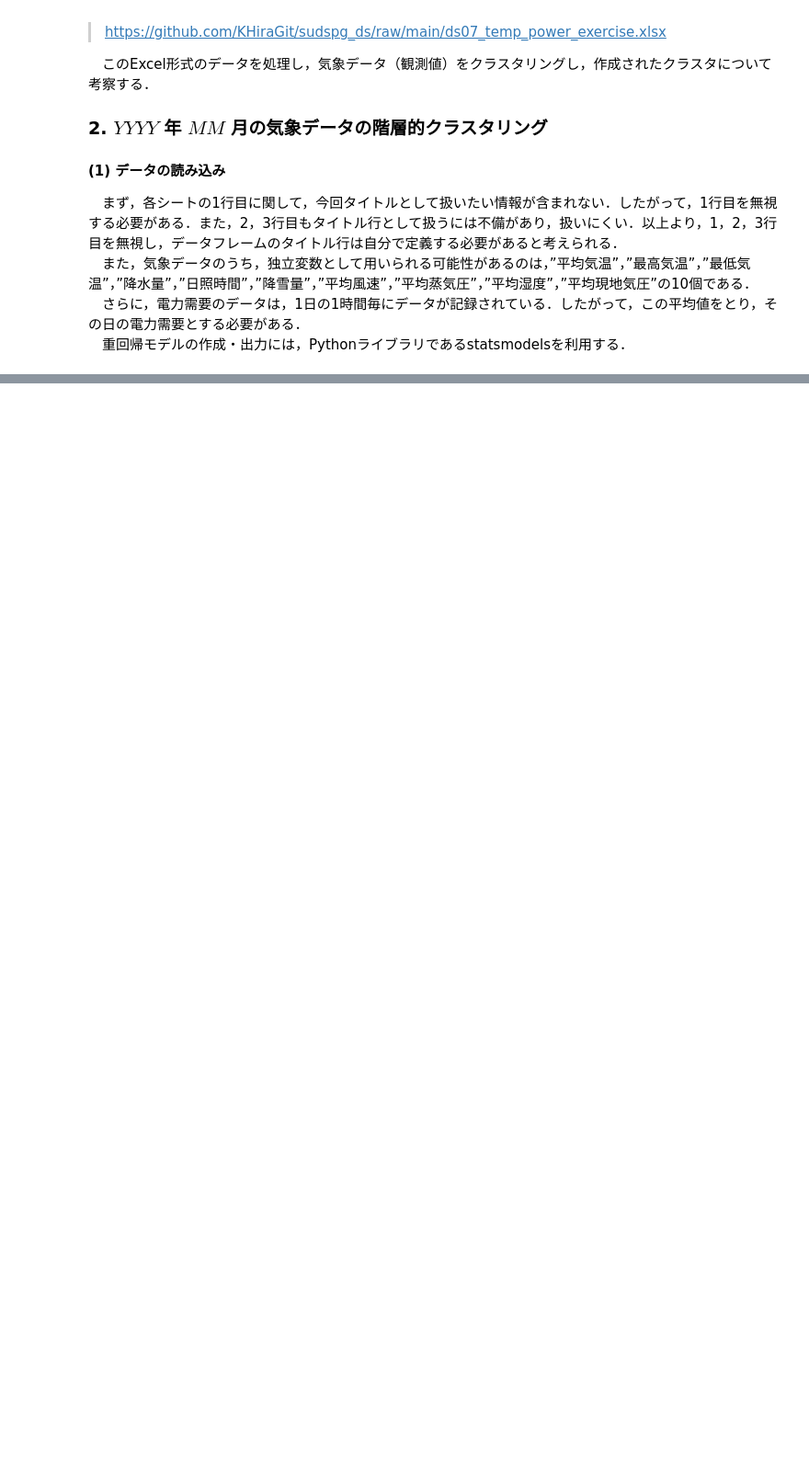
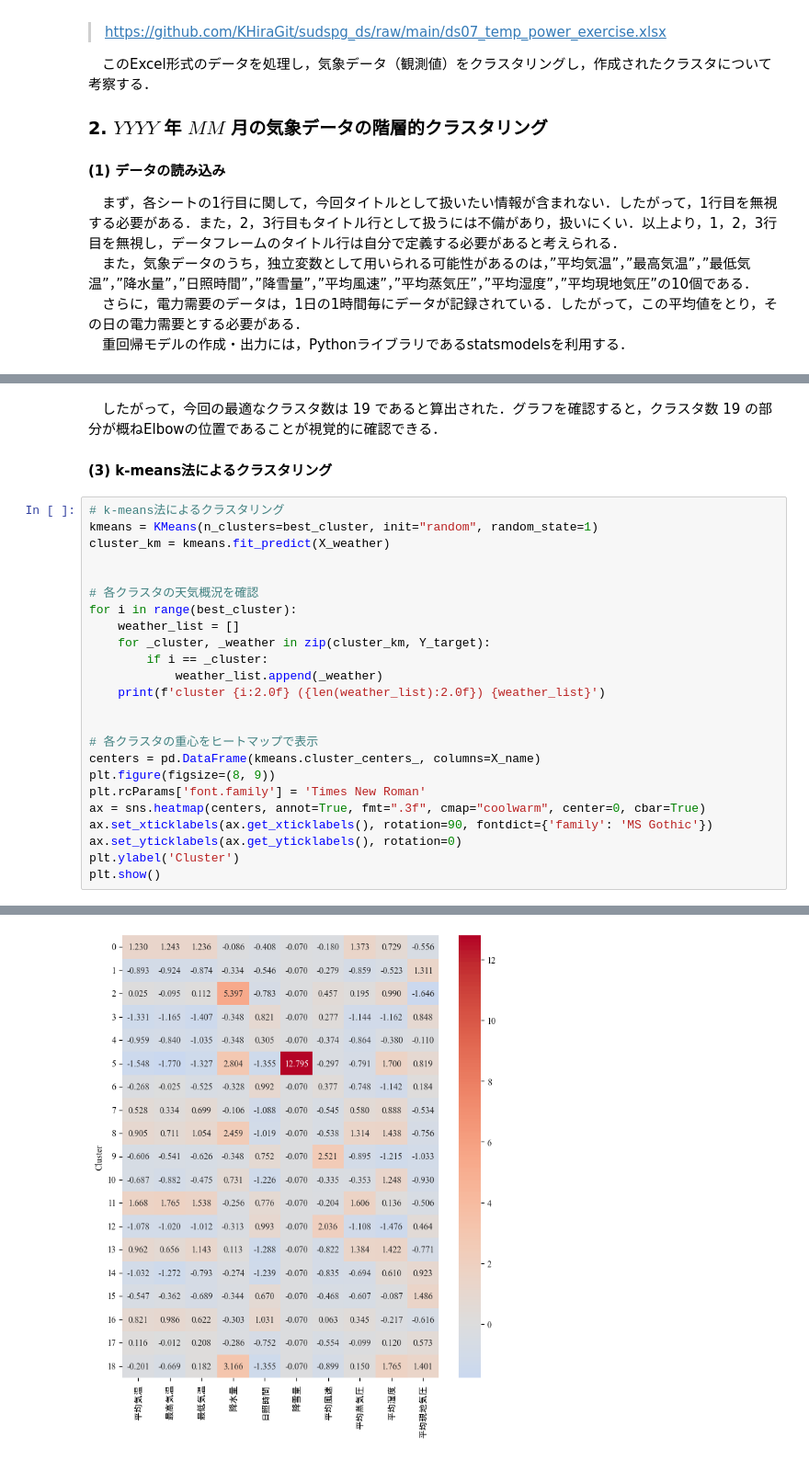
Before and after one commit to hatakeke/Data-Science---Basic, a Jupyter notebook: 第12回/第12回.ipynb, the cells around one changed output, grey strips where cells are left out. Shown at 92% size. Saved outputs shown, nothing was run; the diff lists cells and outputs as text; blank space fills up the shorter version.

```diff
--- a/第12回/第12回.ipynb
+++ b/第12回/第12回.ipynb
@@ -376,0 +159,28 @@ F score: 0.45161290322580644
+# %% [markdown]
+　したがって，今回の最適なクラスタ数は 19 であると算出された．グラフを確認すると，クラスタ数 19 の部分が概ねElbowの位置であることが視覚的に確認できる．
+#### (3) k-means法によるクラスタリング
+# %%
+# k-means法によるクラスタリング
+kmeans = KMeans(n_clusters=best_cluster, init="random", random_state=1)
+cluster_km = kmeans.fit_predict(X_weather)
+
+
+# 各クラスタの天気概況を確認
+for i in range(best_cluster):
+    weather_list = []
+    for _cluster, _weather in zip(cluster_km, Y_target):
+        if i == _cluster:
+            weather_list.append(_weather)
+    print(f'cluster {i:2.0f} ({len(weather_list):2.0f}) {weather_list}')
+
+
+# 各クラスタの重心をヒートマップで表示
+centers = pd.DataFrame(kmeans.cluster_centers_, columns=X_name)
+plt.figure(figsize=(8, 9))
+plt.rcParams['font.family'] = 'Times New Roman'
+ax = sns.heatmap(centers, annot=True, fmt=".3f", cmap="coolwarm", center=0, cbar=True)
+ax.set_xticklabels(ax.get_xticklabels(), rotation=90, fontdict={'family': 'MS Gothic'})
+ax.set_yticklabels(ax.get_yticklabels(), rotation=0)
+plt.ylabel('Cluster')
+plt.show()
+# %% [output]
@@ -376,0 +206 @@ F score: 0.45161290322580644
+[figure, added]
```
Also changed, not shown: parts of 23 cells of this notebook, 2 other files.
